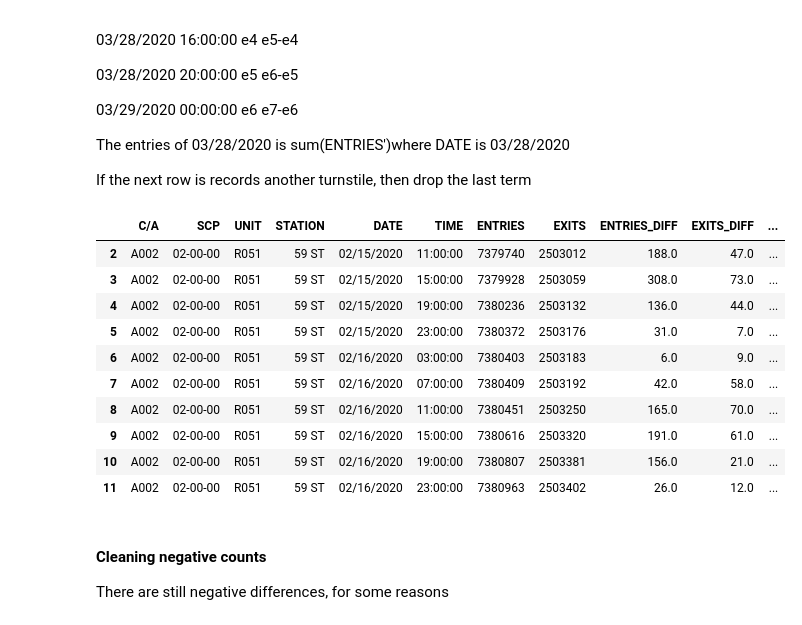
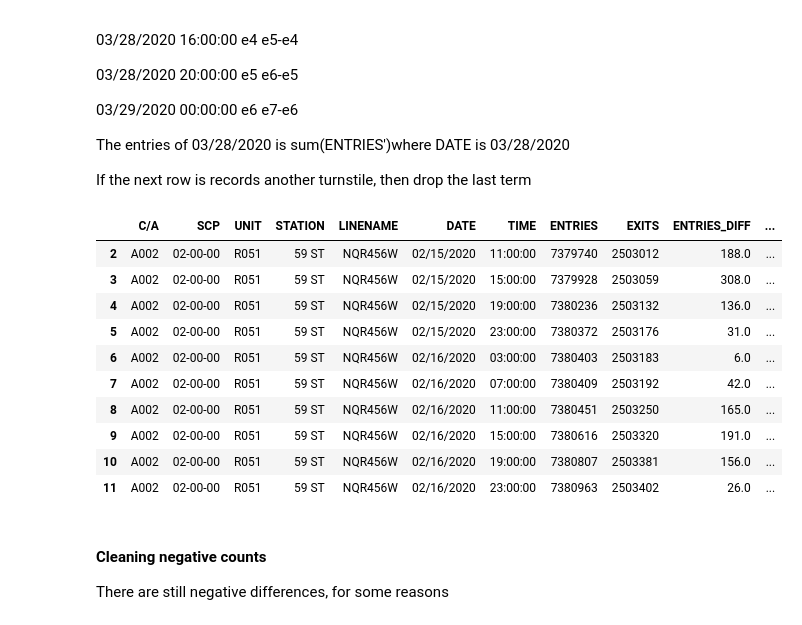
Before and after one commit to mahouoji/MobilityChange, a Jupyter notebook: data_cleaning/turnstile_cleaning.ipynb, the cells around one changed output. Cells and saved outputs as stored; diff of their text form; code cells hidden in the pictures.

Commit message:
output LINENAME, add positions manually

```diff
--- a/data_cleaning/turnstile_cleaning.ipynb
+++ b/data_cleaning/turnstile_cleaning.ipynb
@@ -118,32 +115,32 @@ The entries of 03/28/2020 is sum(ENTRIES')where DATE is 03/28/2020
 
 If the next row is records another turnstile, then drop the last term
 # %%
-reading_diffs = regular_df.sort_values(['C/A', 'SCP','UNIT','STATION','DATE', 'TIME'])[[
-    'C/A', 'SCP','UNIT','STATION','DATE', 'TIME', 'ENTRIES', 'EXITS']]
+reading_diffs = regular_df.sort_values(['C/A', 'SCP','UNIT','STATION', 'LINENAME', 'DATE', 'TIME'])[[
+    'C/A', 'SCP','UNIT','STATION','LINENAME', 'DATE', 'TIME', 'ENTRIES', 'EXITS']]
 reading_diffs['ENTRIES_DIFF'] = reading_diffs['ENTRIES'].diff(periods=-1)*-1 # Difference with following row
 reading_diffs['EXITS_DIFF'] = reading_diffs['EXITS'].diff(periods=-1)*-1 # Difference with following row
 reading_diffs = reading_diffs.fillna(0) # Fill last line with 0
 # turnstile ID = C/A + SCP
 reading_diffs['ID'] = reading_diffs['C/A'] + reading_diffs['SCP']
 reading_diffs['NEXT_ID'] = reading_diffs['ID'].shift(-1) # turnstile ID in next row
 # turnstile changed, drop this period of difference
 reading_diffs['ENTRIES_DIFF'] = np.where(
     reading_diffs['ID'] == reading_diffs['NEXT_ID'], reading_diffs['ENTRIES_DIFF'], 0)
 reading_diffs['EXITS_DIFF'] = np.where(
     reading_diffs['ID'] == reading_diffs['NEXT_ID'], reading_diffs['EXITS_DIFF'], 0)
 reading_diffs.head(10)
 # %% [output]
-|  | C/A | SCP | UNIT | STATION | DATE | TIME | ENTRIES | EXITS | ENTRIES_DIFF | EXITS_DIFF | ... |
-| 2 | A002 | 02-00-00 | R051 | 59 ST | 02/15/2020 | 11:00:00 | 7379740 | 2503012 | 188.0 | 47.0 | ... |
-| 3 | A002 | 02-00-00 | R051 | 59 ST | 02/15/2020 | 15:00:00 | 7379928 | 2503059 | 308.0 | 73.0 | ... |
-| 4 | A002 | 02-00-00 | R051 | 59 ST | 02/15/2020 | 19:00:00 | 7380236 | 2503132 | 136.0 | 44.0 | ... |
-| 5 | A002 | 02-00-00 | R051 | 59 ST | 02/15/2020 | 23:00:00 | 7380372 | 2503176 | 31.0 | 7.0 | ... |
-| 6 | A002 | 02-00-00 | R051 | 59 ST | 02/16/2020 | 03:00:00 | 7380403 | 2503183 | 6.0 | 9.0 | ... |
-| 7 | A002 | 02-00-00 | R051 | 59 ST | 02/16/2020 | 07:00:00 | 7380409 | 2503192 | 42.0 | 58.0 | ... |
-| 8 | A002 | 02-00-00 | R051 | 59 ST | 02/16/2020 | 11:00:00 | 7380451 | 2503250 | 165.0 | 70.0 | ... |
-| 9 | A002 | 02-00-00 | R051 | 59 ST | 02/16/2020 | 15:00:00 | 7380616 | 2503320 | 191.0 | 61.0 | ... |
-| 10 | A002 | 02-00-00 | R051 | 59 ST | 02/16/2020 | 19:00:00 | 7380807 | 2503381 | 156.0 | 21.0 | ... |
-| 11 | A002 | 02-00-00 | R051 | 59 ST | 02/16/2020 | 23:00:00 | 7380963 | 2503402 | 26.0 | 12.0 | ... |
+|  | C/A | SCP | UNIT | STATION | LINENAME | DATE | TIME | ENTRIES | EXITS | ENTRIES_DIFF | ... |
+| 2 | A002 | 02-00-00 | R051 | 59 ST | NQR456W | 02/15/2020 | 11:00:00 | 7379740 | 2503012 | 188.0 | ... |
+| 3 | A002 | 02-00-00 | R051 | 59 ST | NQR456W | 02/15/2020 | 15:00:00 | 7379928 | 2503059 | 308.0 | ... |
+| 4 | A002 | 02-00-00 | R051 | 59 ST | NQR456W | 02/15/2020 | 19:00:00 | 7380236 | 2503132 | 136.0 | ... |
+| 5 | A002 | 02-00-00 | R051 | 59 ST | NQR456W | 02/15/2020 | 23:00:00 | 7380372 | 2503176 | 31.0 | ... |
+| 6 | A002 | 02-00-00 | R051 | 59 ST | NQR456W | 02/16/2020 | 03:00:00 | 7380403 | 2503183 | 6.0 | ... |
+| 7 | A002 | 02-00-00 | R051 | 59 ST | NQR456W | 02/16/2020 | 07:00:00 | 7380409 | 2503192 | 42.0 | ... |
+| 8 | A002 | 02-00-00 | R051 | 59 ST | NQR456W | 02/16/2020 | 11:00:00 | 7380451 | 2503250 | 165.0 | ... |
+| 9 | A002 | 02-00-00 | R051 | 59 ST | NQR456W | 02/16/2020 | 15:00:00 | 7380616 | 2503320 | 191.0 | ... |
+| 10 | A002 | 02-00-00 | R051 | 59 ST | NQR456W | 02/16/2020 | 19:00:00 | 7380807 | 2503381 | 156.0 | ... |
+| 11 | A002 | 02-00-00 | R051 | 59 ST | NQR456W | 02/16/2020 | 23:00:00 | 7380963 | 2503402 | 26.0 | ... |
 # %% [markdown]
 #### Cleaning negative counts
 There are still negative differences, for some reasons
```
Also changed, not shown: parts of 16 cells of this notebook, 3 other files.
